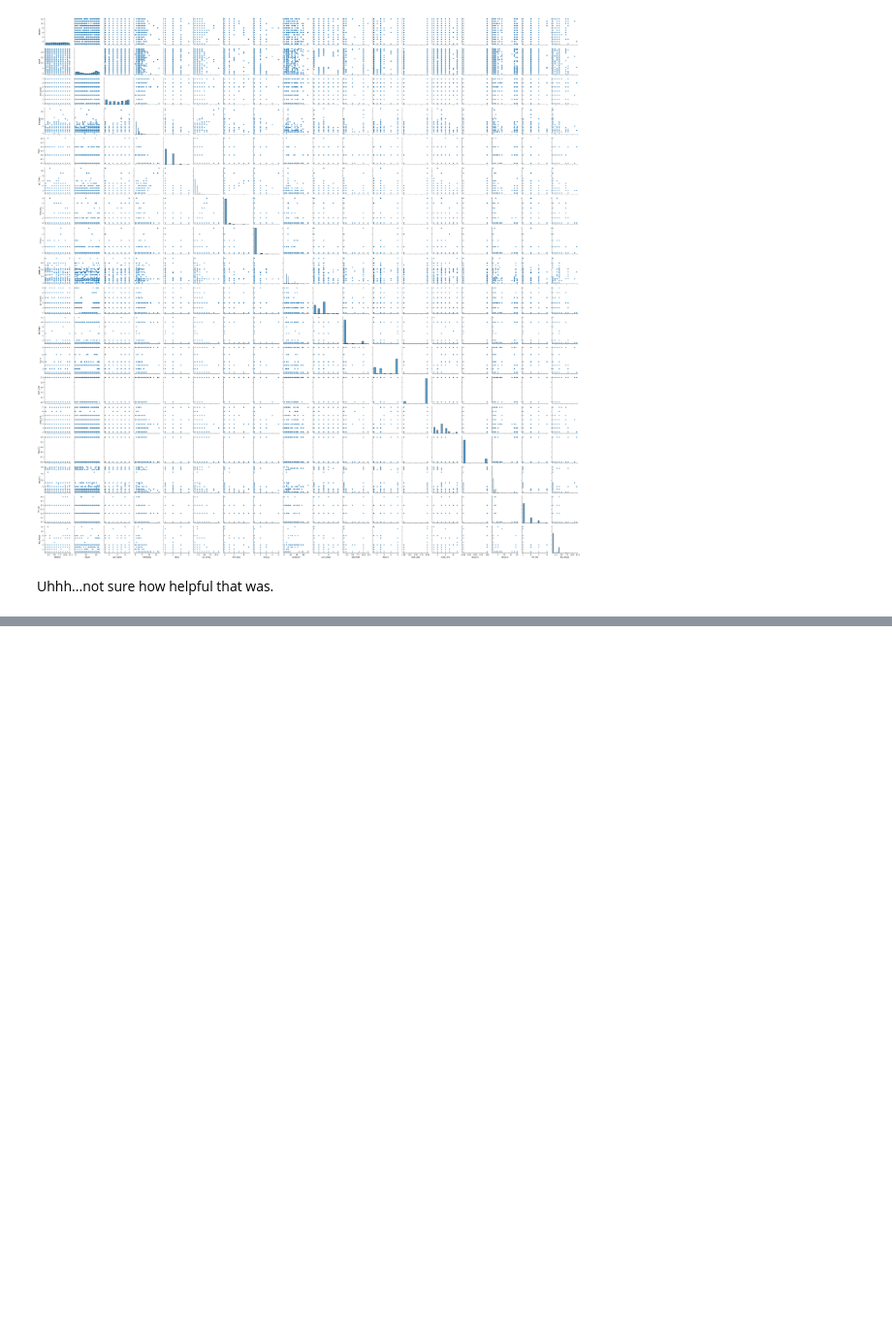
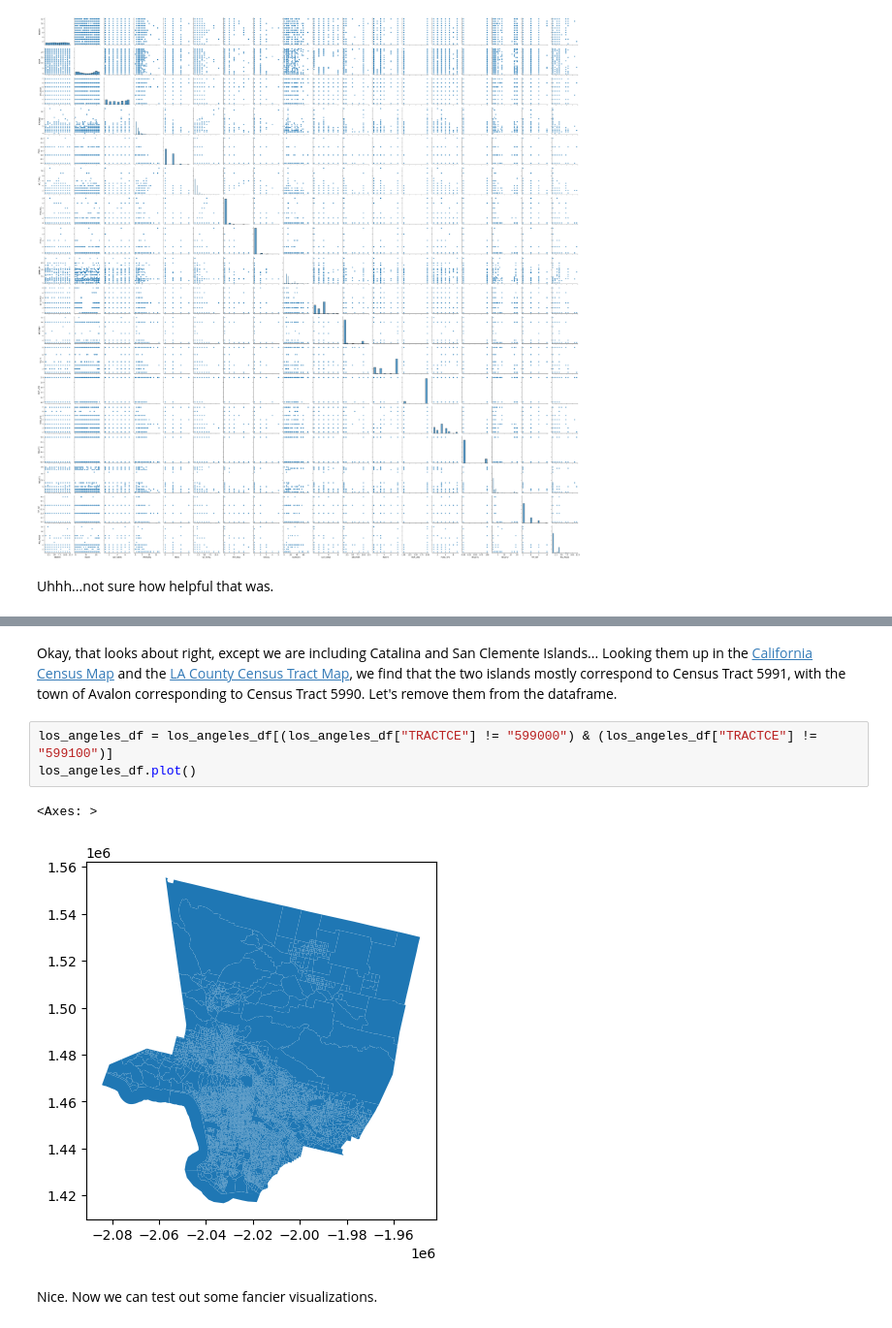
Before and after one commit to Arcturus816/Impact-of-Built-Environment, a Jupyter notebook: code/eda.ipynb, the cells around one changed output, grey strips where cells are left out. Shown at 97% size. Cells and saved outputs as stored; diff of their text form; blank space fills up the shorter version.

```diff
--- a/code/eda.ipynb
+++ b/code/eda.ipynb
@@ -1003,0 +1105,11 @@ Uhhh...not sure how helpful that was.
+# %% [markdown]
+Okay, that looks about right, except we are including Catalina and San Clemente Islands...
+Looking them up in the [California Census Map](https://web.archive.org/web/20250313162837/https://census.ca.gov/htc-map/) and the [LA County Census Tract Map](https://web.archive.org/web/20250320001704/https://www2.census.gov/geo/maps/DC2020/PL20/st06_ca/censustract_maps/c06037_los_angeles/DC20CT_C06037.pdf), we find that the two islands mostly correspond to Census Tract 5991, with the town of Avalon corresponding to Census Tract 5990. Let's remove them from the dataframe.
+# %%
+los_angeles_df = los_angeles_df[(los_angeles_df["TRACTCE"] != "599000") & (los_angeles_df["TRACTCE"] != "599100")]
+los_angeles_df.plot()
+# %% [output]
+<Axes: >
+[figure, added]
+# %% [markdown]
+Nice. Now we can test out some fancier visualizations.
```
Also changed, not shown: parts of 12 cells of this notebook.
